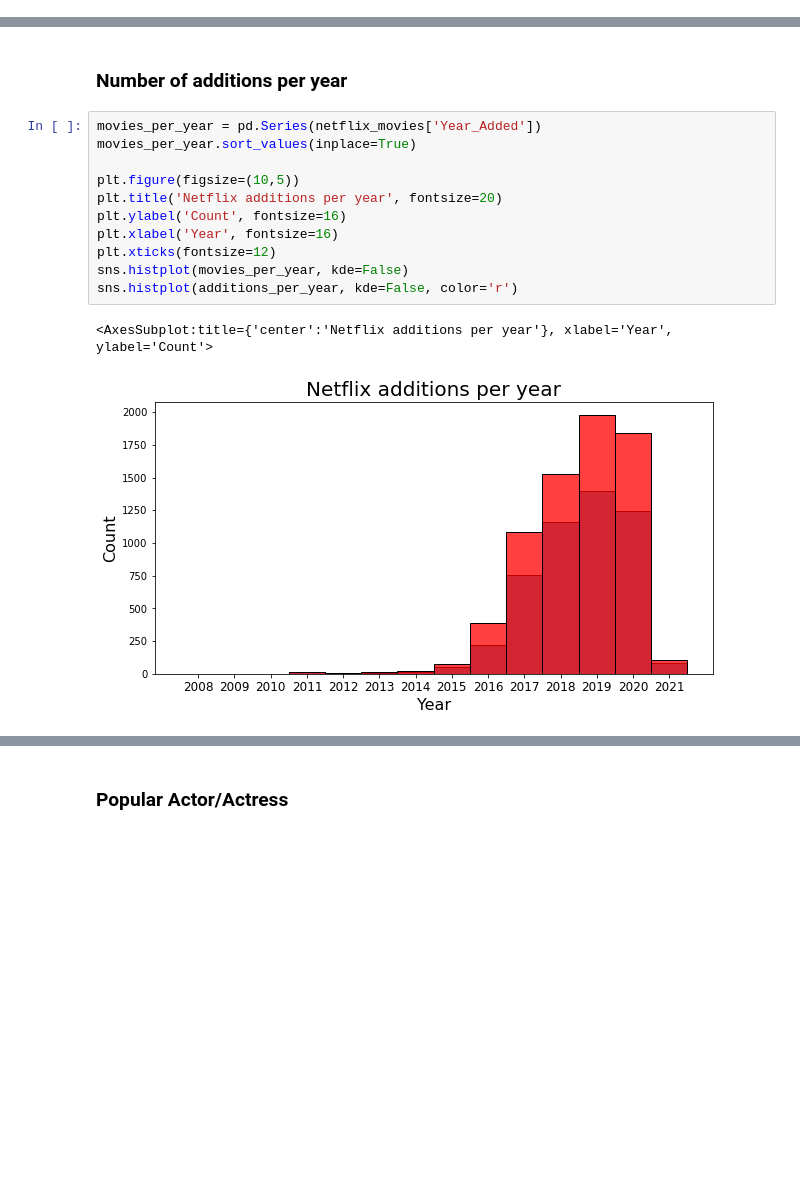
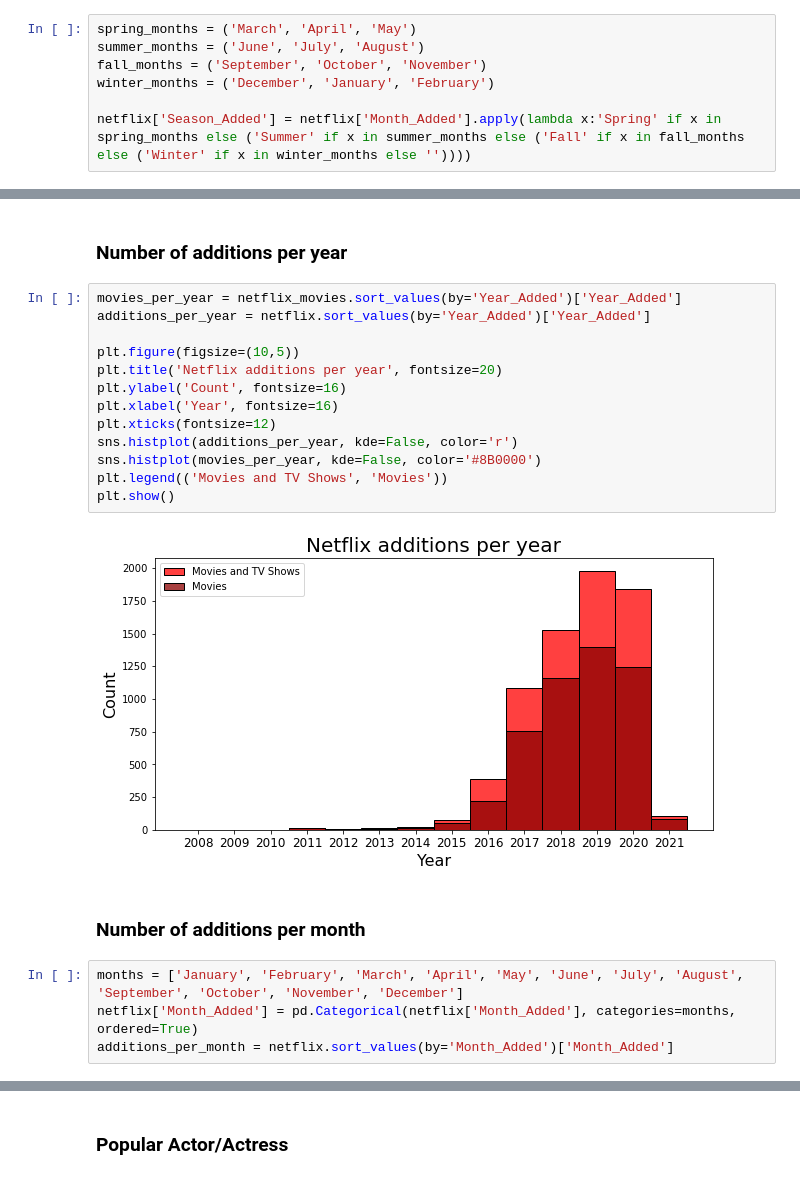
Before and after one commit to kimurarh/netflix-analysis, a Jupyter notebook: Netflix-Analysis.ipynb, the cells around one changed output, grey strips where cells are left out. Cells and saved outputs as stored; diff of their text form; blank space fills up the shorter version.

```diff
--- a/Netflix-Analysis.ipynb
+++ b/Netflix-Analysis.ipynb
@@ -202,6 +204,13 @@ We'll be adding 2 new columns:
 netflix['Month_Added'] = netflix['date_added'].apply(lambda x:x.split(',')[0].strip().split(' ')[0])
 # %%
 netflix['Year_Added'] = netflix['date_added'].apply(lambda x:x.split(',')[1].strip())
+# %%
+spring_months = ('March', 'April', 'May')
+summer_months = ('June', 'July', 'August')
+fall_months = ('September', 'October', 'November')
+winter_months = ('December', 'January', 'February')
+
+netflix['Season_Added'] = netflix['Month_Added'].apply(lambda x:'Spring' if x in spring_months else ('Summer' if x in summer_months else ('Fall' if x in fall_months else ('Winter' if x in winter_months else ''))))
 # %%
 netflix.drop(['date_added'], axis = 1, inplace = True)
 # %% [markdown]
@@ -281,16 +298,23 @@ sns.barplot(x = shows_per_country.index, y = shows_per_country.values)
 # %% [markdown]
 ### Number of additions per year
 # %%
-movies_per_year = pd.Series(netflix_movies['Year_Added'])
-movies_per_year.sort_values(inplace=True)
+movies_per_year = netflix_movies.sort_values(by='Year_Added')['Year_Added']
+additions_per_year = netflix.sort_values(by='Year_Added')['Year_Added']
 
 plt.figure(figsize=(10,5))
 plt.title('Netflix additions per year', fontsize=20)
 plt.ylabel('Count', fontsize=16)
 plt.xlabel('Year', fontsize=16)
 plt.xticks(fontsize=12)
-sns.histplot(movies_per_year, kde=False)
 sns.histplot(additions_per_year, kde=False, color='r')
+sns.histplot(movies_per_year, kde=False, color='#8B0000')
+plt.legend(('Movies and TV Shows', 'Movies'))
+plt.show()
 # %% [output]
-<AxesSubplot:title={'center':'Netflix additions per year'}, xlabel='Year', ylabel='Count'>
-[figure, old version]
+[figure, new version]
+# %% [markdown]
+### Number of additions per month
+# %%
+months = ['January', 'February', 'March', 'April', 'May', 'June', 'July', 'August', 'September', 'October', 'November', 'December']
+netflix['Month_Added'] = pd.Categorical(netflix['Month_Added'], categories=months, ordered=True)
+additions_per_month = netflix.sort_values(by='Month_Added')['Month_Added']
```
Also changed, not shown: parts of 15 cells of this notebook.
